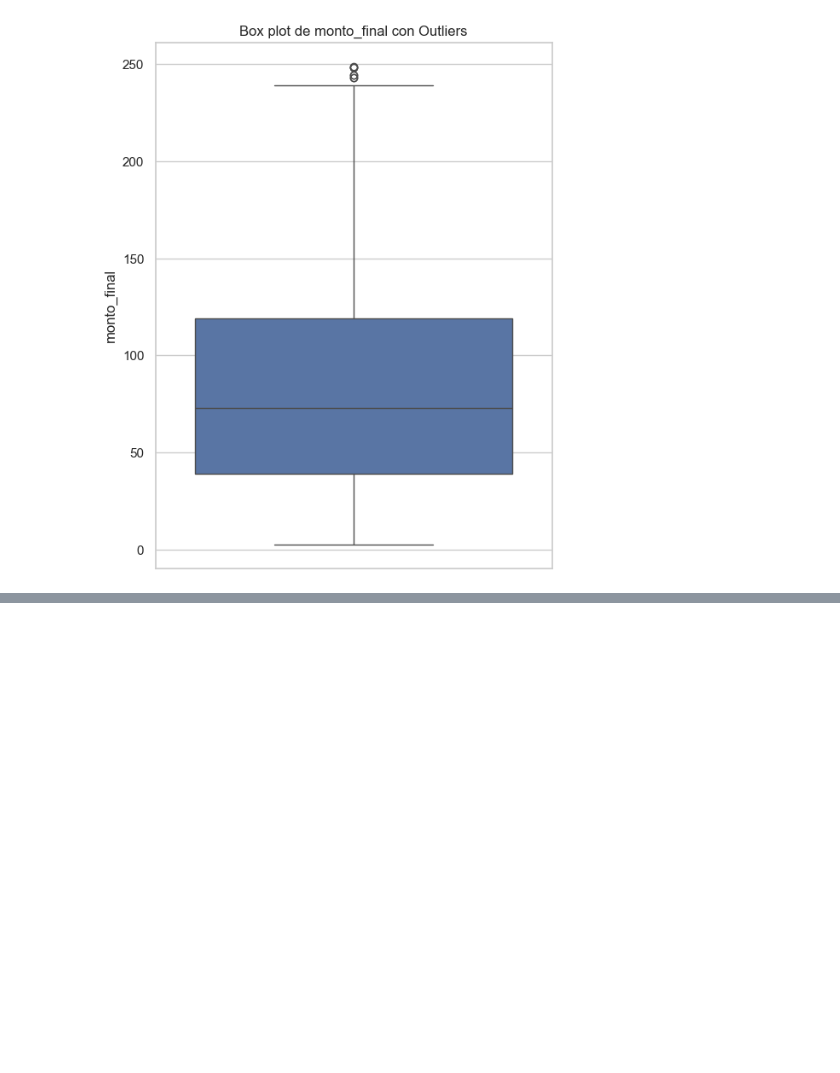
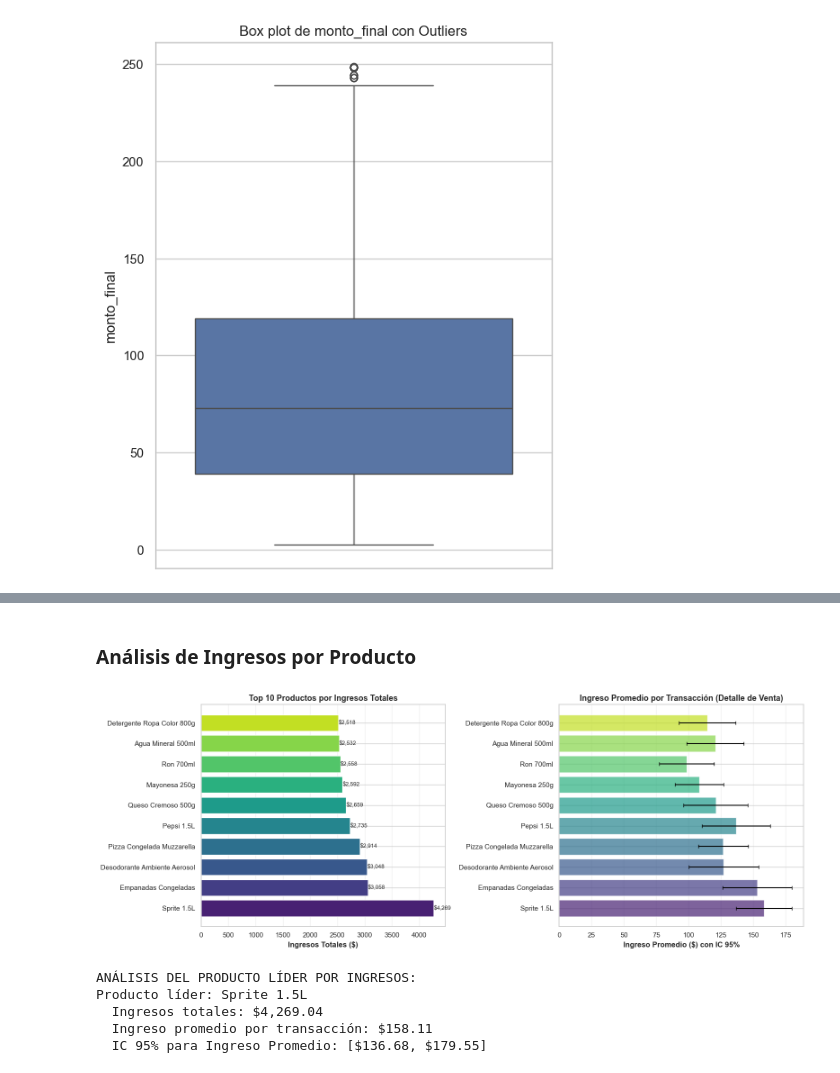
Before and after one commit to LenninTemoche/Proyecto-Aurelion-IBM-Guayerd, a Jupyter notebook: SPRING_2/Proyecto_Aurelion_S2.ipynb, the cells around one changed output, grey strips where cells are left out. Cells and saved outputs as stored; diff of their text form; code cells hidden in the pictures; blank space fills up the shorter version.

```diff
--- a/SPRING_2/Proyecto_Aurelion_S2.ipynb
+++ b/SPRING_2/Proyecto_Aurelion_S2.ipynb
@@ -811,0 +1310,73 @@ Dado que el número de outliers detectados es **8**, que representa aproximadame
+# %% [markdown]
+### Análisis de Ingresos por Producto
+# %%
+# Análisis de Ingresos por Producto
+# Top 10 productos con intervalos de confianza
+# Agrupar por nombre_producto y calcular estadísticas relevantes del importe
+top_productos_analisis = df_master.groupby('nombre_producto_x').agg({
+    'importe': ['sum', 'mean', 'std', 'count']
+}).reset_index()
+
+# Renombrar columnas para mayor claridad
+top_productos_analisis.columns = ['producto', 'total_ingresos', 'media_ingresos', 'std_ingresos', 'n_transacciones']
+
+# Seleccionar los 10 productos con mayores ingresos totales
+top_productos_analisis = top_productos_analisis.nlargest(10, 'total_ingresos')
+
+# Calcular intervalos de confianza del 95% para la media de ingresos
+# Usamos 1.96 para el 95% de confianza en una distribución normal (aproximado para n > 30)
+top_productos_analisis['ic_lower'] = top_productos_analisis['media_ingresos'] - 1.96 * (top_productos_analisis['std_ingresos'] / np.sqrt(top_productos_analisis['n_transacciones']))
+top_productos_analisis['ic_upper'] = top_productos_analisis['media_ingresos'] + 1.96 * (top_productos_analisis['std_ingresos'] / np.sqrt(top_productos_analisis['n_transacciones']))
+
+# Visualización de los resultados
+fig, (ax1, ax2) = plt.subplots(1, 2, figsize=(16, 6))
+
+# Gráfico 1: Ingresos totales por producto
+colors = sns.color_palette('viridis', 10) # Paleta de colores
+bars = ax1.barh(top_productos_analisis['producto'], top_productos_analisis['total_ingresos'], color=colors)
+ax1.set_xlabel('Ingresos Totales ($)', fontweight='bold')
+ax1.set_title('Top 10 Productos por Ingresos Totales', fontweight='bold', fontsize=13)
+ax1.grid(axis='x', alpha=0.3)
+
+# Añadir etiquetas de valor a las barras
+for i, bar in enumerate(bars):
+    ax1.text(bar.get_width(), bar.get_y() + bar.get_height()/2,
+             f'${bar.get_width():,.0f}', va='center', ha='left', fontsize=9)
+
+# Gráfico 2: Ingresos promedio con IC 95%
+ax2.barh(top_productos_analisis['producto'], top_productos_analisis['media_ingresos'], color=colors, alpha=0.7)
+# Añadir barras de error para el intervalo de confianza
+ax2.errorbar(top_productos_analisis['media_ingresos'], range(len(top_productos_analisis)),
+             xerr=[top_productos_analisis['media_ingresos'] - top_productos_analisis['ic_lower'],
+                   top_productos_analisis['ic_upper'] - top_productos_analisis['media_ingresos']],
+             fmt='none', ecolor='black', capsize=3)
+ax2.set_xlabel('Ingreso Promedio ($) con IC 95%', fontweight='bold')
+ax2.set_title('Ingreso Promedio por Transacción (Detalle de Venta)', fontweight='bold', fontsize=13)
+ax2.grid(axis='x', alpha=0.3)
+
+plt.tight_layout() # Ajustar diseño para evitar solapamiento
+plt.savefig('viz_productos_avanzado.png', dpi=300, bbox_inches='tight') # Guardar figura
+plt.show() # Mostrar figura
+
+# Imprimir análisis clave del producto líder
+print("\nANÁLISIS DEL PRODUCTO LÍDER POR INGRESOS:")
+# Asegurarse de que el DataFrame no esté vacío antes de intentar acceder a la primera fila
+if not top_productos_analisis.empty:
+    producto_lider = top_productos_analisis.iloc[0]
+    print(f"Producto líder: {producto_lider['producto']}")
+    print(f"  Ingresos totales: ${producto_lider['total_ingresos']:,.2f}")
+    print(f"  Ingreso promedio por transacción: ${producto_lider['media_ingresos']:,.2f}")
+    # Verificar si los límites del IC no son NaN antes de imprimir
+    if not np.isnan(producto_lider['ic_lower']) and not np.isnan(producto_lider['ic_upper']):
+         print(f"  IC 95% para Ingreso Promedio: [${producto_lider['ic_lower']:,.2f}, ${producto_lider['ic_upper']:,.2f}]")
+    else:
+        print("  IC 95% para Ingreso Promedio: No se pudo calcular (posiblemente pocos datos)")
+else:
+    print("No hay datos de productos para analizar.")
+# %% [output]
+[figure, added]
+ANÁLISIS DEL PRODUCTO LÍDER POR INGRESOS:
+Producto líder: Sprite 1.5L
+  Ingresos totales: $4,269.04
+  Ingreso promedio por transacción: $158.11
+  IC 95% para Ingreso Promedio: [$136.68, $179.55]
```
Also changed, not shown: parts of 34 cells of this notebook.
